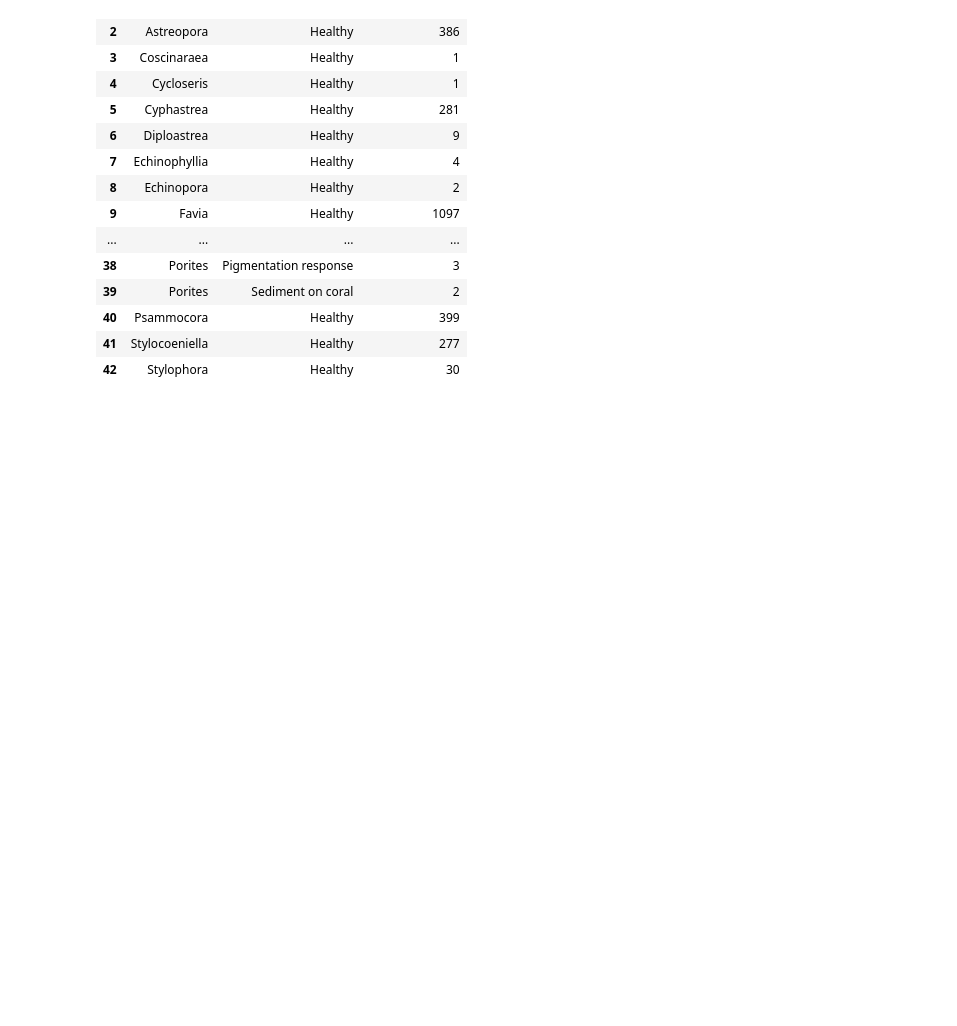
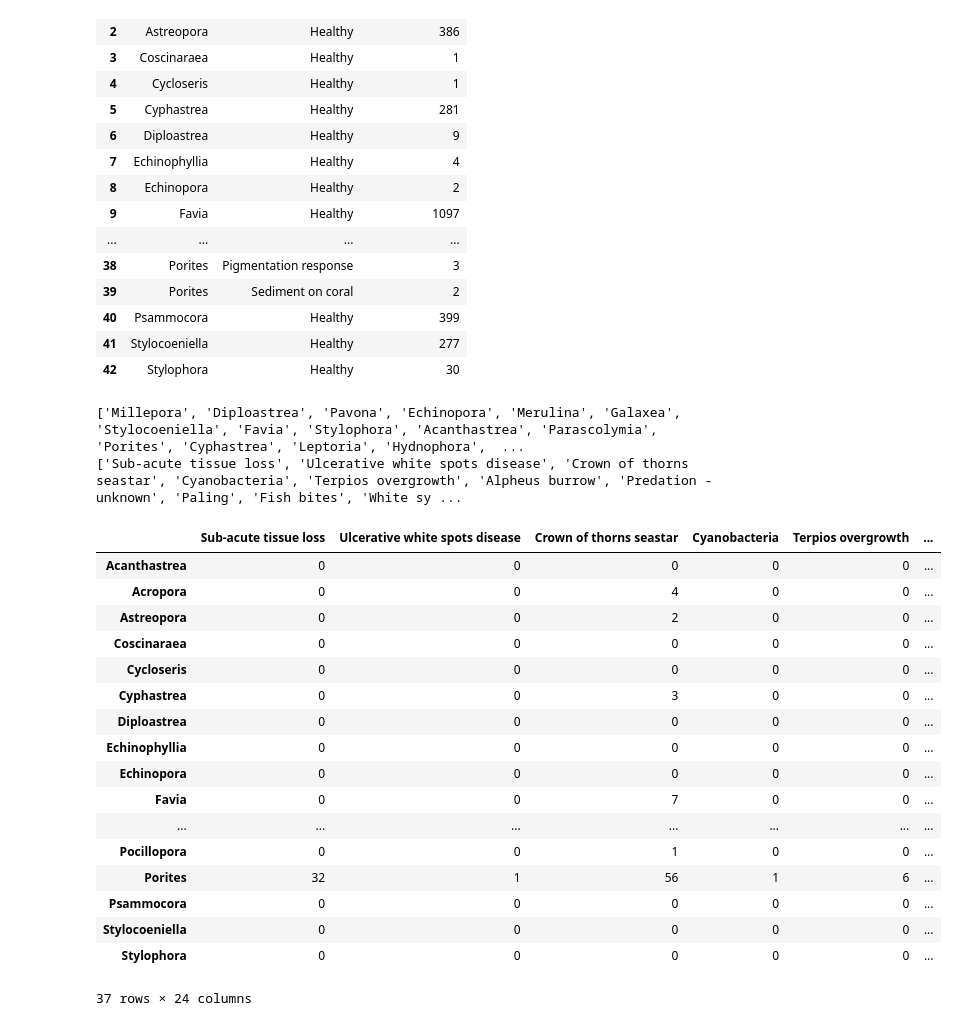
Before and after one commit to exhgphan/Coral_Disease_Datasets, a Jupyter notebook: Disease_Data/Scripts/Species_counts_Guam.ipynb, the cells around one changed output. Drawn from its saved outputs; the diff is of its cells as text; code cells hidden in the pictures; blank space fills up the shorter version.

Commit message:
This is the jupyter notebook that houses the Guam script

```diff
--- a/Disease_Data/Scripts/Species_counts_Guam.ipynb
+++ b/Disease_Data/Scripts/Species_counts_Guam.ipynb
@@ -105,7 +97,79 @@ Grouped_Guam_data_2
 | 40 | Psammocora | Healthy | 399 |
 | 41 | Stylocoeniella | Healthy | 277 |
 | 42 | Stylophora | Healthy | 30 |
+# %%
+def filter_disease_names(disease_names):
+    """ Returns disease names that has filtered out NaNs.
+
+    disease_names - list of diseases
+    """
+    valid_diseases = []
+    for d in disease_names:
+        try:
+            if not isnan(d):
+                valid_diseases.append(d)
+        except TypeError:
+            # if we get a TypeError then d is not an NaN(could be a string or other object)
+            valid_diseases.append(d)
+    return valid_diseases
 # %%
+from numpy import isfinite
+from math import isnan
 #Combine DFs
-Merged_Guam_data=pd.merge(Grouped_Guam_data,Grouped_Guam_data_2,how='outer',left_on=['GENUS','DISEASE'],right_on=['GENUS','DISEASE2'])
-Merged_Guam_data.to_csv("../Processed_Data/Guam_corals.csv")
+df =pd.merge(Grouped_Guam_data,Grouped_Guam_data_2,how='outer',left_on=['GENUS','DISEASE'],right_on=['GENUS','DISEASE2'])
+unique_diseases = set(df["DISEASE"].unique())
+
+unique_diseases2 = set(df["DISEASE2"].unique())
+
+combined_diseases = unique_diseases.union(unique_diseases2)
+combined_diseases = list(combined_diseases)
+
+combined_diseases = filter_disease_names(combined_diseases)
+
+unique_genera = set(df["GENUS"].unique())
+unique_genera = list(unique_genera)
+print(unique_genera)
+print(combined_diseases)
+
+disease_table = pd.DataFrame(0, index=unique_genera,columns=combined_diseases)
+for genus in unique_genera:
+    for disease in combined_diseases:
+        disease_row = df.loc[(df['GENUS'] == genus) & (df['DISEASE'] == disease)]
+        empty = bool(disease_row.empty)
+        if not empty:
+            count = disease_row['Disease_count']
+            count = int(count)
+            if disease != "Healthy":
+                count2 = disease_row['Disease2_count']
+                if isfinite(count2.all()):
+                    try:
+                        count2 = int(count2)
+                        count += count2
+                    except ValueError:
+                        pass
+            disease_table.loc[genus, disease] = count
+disease_table.sort_index()
+
+            #try:"thing that generates error" except block "what to do if error shows up", try to convcert d2 to integer and then except block will skip
+#df["Disease_count"][df["DISEASE2"]=="Healthy"]= df["Disease2_count"][df["DISEASE2"]=="Healthy"]
+# %% [output]
+['Millepora', 'Diploastrea', 'Pavona', 'Echinopora', 'Merulina', 'Galaxea', 'Stylocoeniella', 'Favia', 'Stylophora', 'Acanthastrea', 'Parascolymia', 'Porites', 'Cyphastrea', 'Leptoria', 'Hydnophora',  ...
+['Sub-acute tissue loss', 'Ulcerative white spots disease', 'Crown of thorns seastar', 'Cyanobacteria', 'Terpios overgrowth', 'Alpheus burrow', 'Predation - unknown', 'Paling', 'Fish bites', 'White sy ...
+|  | Sub-acute tissue loss | Ulcerative white spots disease | Crown of thorns seastar | Cyanobacteria | Terpios overgrowth | ... |
+| Acanthastrea | 0 | 0 | 0 | 0 | 0 | ... |
+| Acropora | 0 | 0 | 4 | 0 | 0 | ... |
+| Astreopora | 0 | 0 | 2 | 0 | 0 | ... |
+| Coscinaraea | 0 | 0 | 0 | 0 | 0 | ... |
+| Cycloseris | 0 | 0 | 0 | 0 | 0 | ... |
+| Cyphastrea | 0 | 0 | 3 | 0 | 0 | ... |
+| Diploastrea | 0 | 0 | 0 | 0 | 0 | ... |
+| Echinophyllia | 0 | 0 | 0 | 0 | 0 | ... |
+| Echinopora | 0 | 0 | 0 | 0 | 0 | ... |
+| Favia | 0 | 0 | 7 | 0 | 0 | ... |
+| ... | ... | ... | ... | ... | ... | ... |
+| Pocillopora | 0 | 0 | 1 | 0 | 0 | ... |
+| Porites | 32 | 1 | 56 | 1 | 6 | ... |
+| Psammocora | 0 | 0 | 0 | 0 | 0 | ... |
+| Stylocoeniella | 0 | 0 | 0 | 0 | 0 | ... |
+| Stylophora | 0 | 0 | 0 | 0 | 0 | ... |
+37 rows × 24 columns
```
Also changed, not shown: parts of 3 cells of this notebook.
